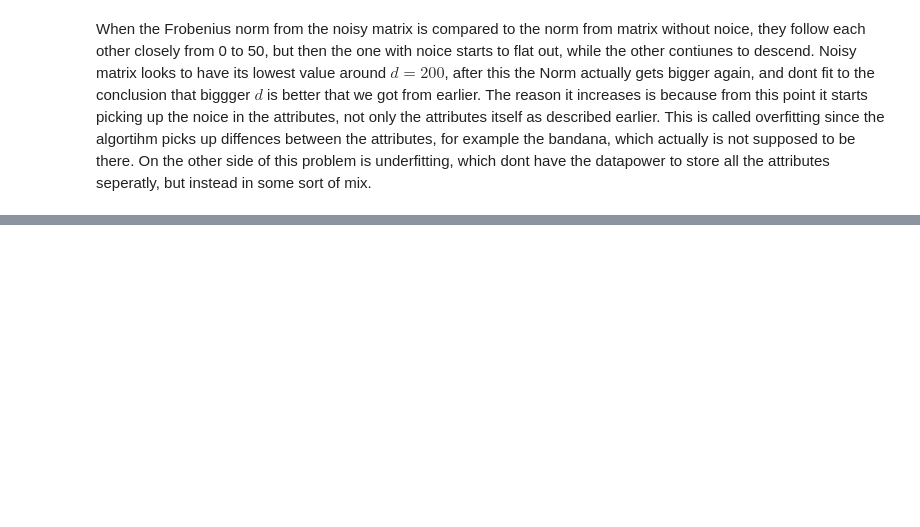
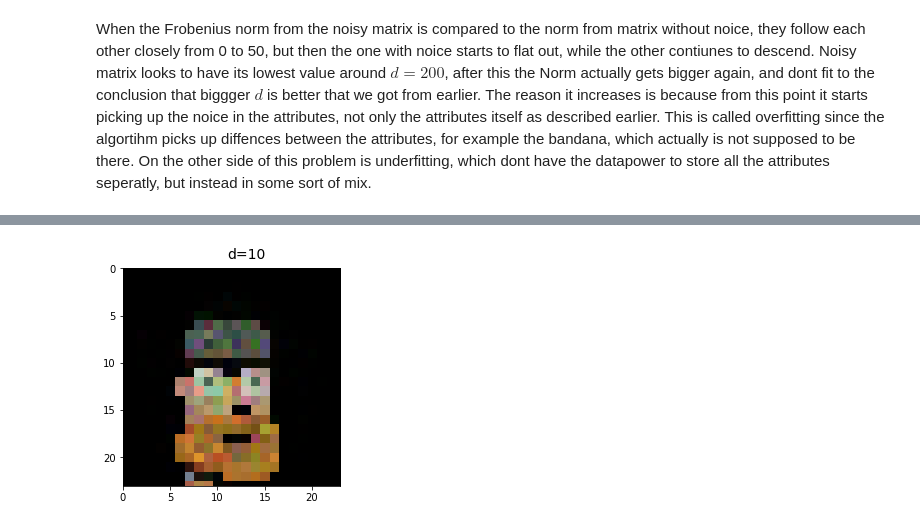
Before and after one commit to LaserGreco/Vitber-Prosjekt-3, a Jupyter notebook: rapport.ipynb, the cells around one changed output, grey strips where cells are left out. Drawn from its saved outputs; the diff is of its cells as text; code cells hidden in the pictures; blank space fills up the shorter version.

```diff
--- a/rapport.ipynb
+++ b/rapport.ipynb
@@ -766,0 +790,22 @@ plt.show()
+# %%
+fig = plt.figure()
+ax = plt.axes(xlim=(0, 23), ylim=(23, 0))
+data = HL_face
+blank = np.zeros_like(data[:,:,:,0])
+im = ax.imshow(blank)
+txt = ax.text(11, -1,"", size=14)
+
+def init():
+    im.set_data(blank)
+    txt.set_text("")
+    return [im]
+def animate(i):
+    im.set_data(data[:,:,:,i])
+    txt.set_text(f"d={i}")
+    return [im]
+
+ani = FuncAnimation(fig, animate, init_func=init,
+                               frames=data.shape[-1], interval=1000, blit=True)
+
+HTML(ani.to_jshtml())
+# %% [output]
@@ -766,0 +813 @@ plt.show()
+[figure, added]
```
Also changed, not shown: parts of 8 cells of this notebook.
